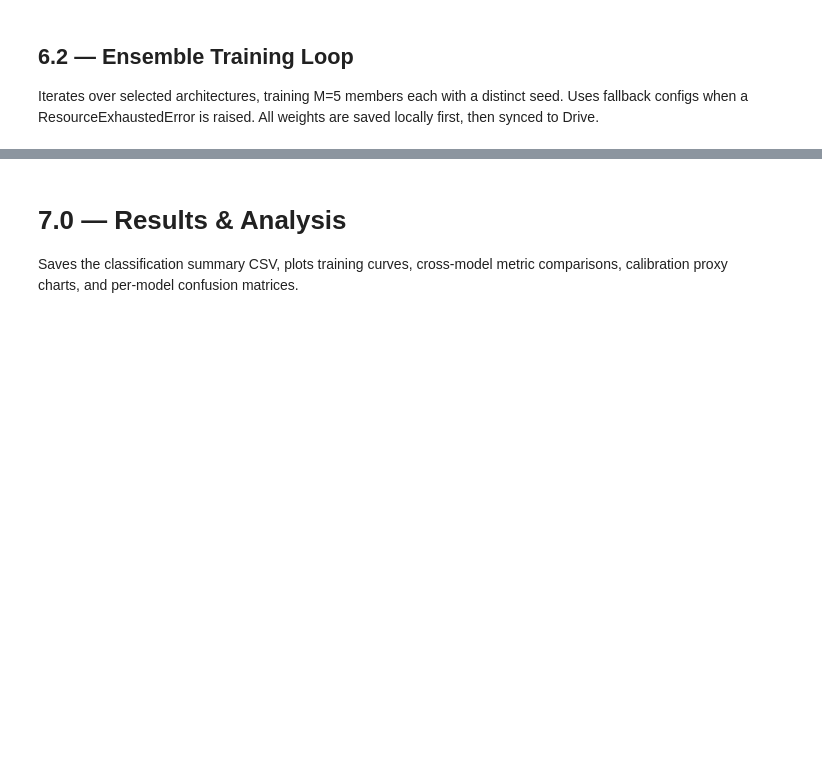
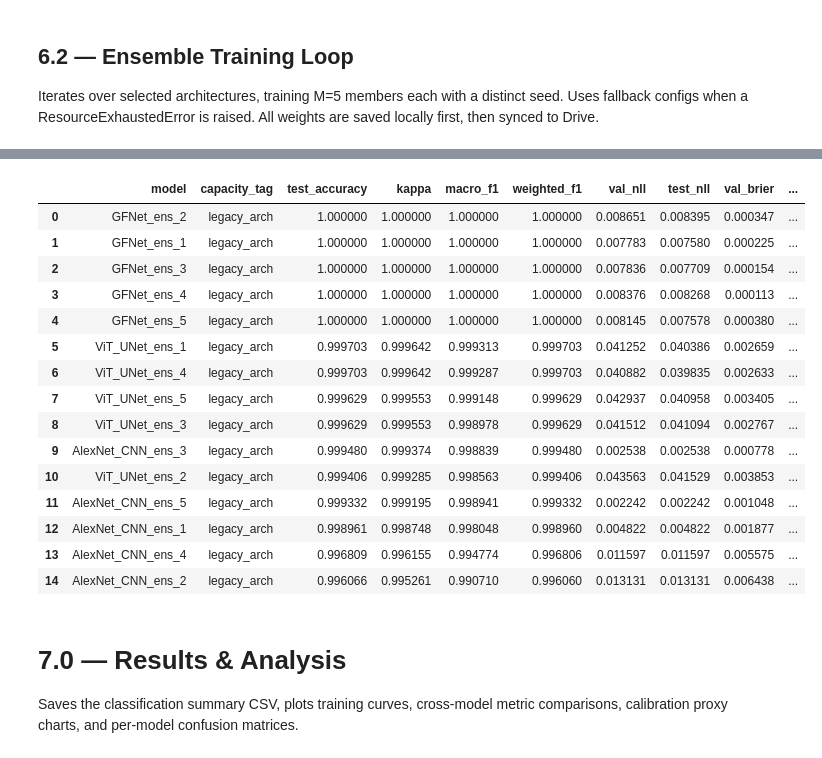
Before and after one commit to DaneshSelwal/classification_dias, a Jupyter notebook: ensemble/Model_training_ensembles.ipynb, the cells around one changed output, grey strips where cells are left out. Saved outputs shown, nothing was run; the diff lists cells and outputs as text; code cells hidden in the pictures; blank space fills up the shorter version.

```diff
--- a/ensemble/Model_training_ensembles.ipynb
+++ b/ensemble/Model_training_ensembles.ipynb
@@ -643,57 +744,50 @@ ensemble_dir.mkdir(parents=True, exist_ok=True)
 Iterates over selected architectures, training M=5 members each with a distinct seed. Uses fallback configs when a ResourceExhaustedError is raised. All weights are saved locally first, then synced to Drive.
 # %%
 M = 5
-results_rows   = []
+
+results_rows    = []
 model_artifacts = {}
 
 for model_name, builder in model_builders.items():
-    if model_name != "ViT_UNet":   # 🔥 change this to the one you want
-        continue
-    print(f"\n{'=' * 25} Training {model_name} Ensembles (M={M}) {'=' * 25}")
-
+    print(f"\n{'='*70}\n  Training Ensemble: {model_name} (M={M})\n{'='*70}")
     for i in range(1, M + 1):
-        print(f"\n--- {model_name} Ensemble Model {i}/{M} ---")
-
-        # Per-member seed
+        print(f"\n--- {model_name} | Member {i}/{M} (seed={42+i}) ---")
         seed_val = 42 + i
         tf.random.set_seed(seed_val)
         np.random.seed(seed_val)
         random.seed(seed_val)
+        tf.keras.backend.clear_session()
+        gc.collect()
 
-        tf.keras.backend.clear_session()
-
-        # Build model — fall back to smaller config on OOM
+        # Build model
+        capacity_tag = CAPACITY_PRESET
         try:
-            model       = builder()
-            capacity_tag = CAPACITY_PRESET
+            model = builder()
         except tf.errors.ResourceExhaustedError:
+            print(f"WARNING: Primary config failed with OOM. Falling back...")
+            tf.keras.backend.clear_session()
+            gc.collect()
             if model_name == 'GFNet':
                 model = build_gfnet_with_cfg(GFNET_FALLBACK_CFG)
-                capacity_tag = 'fallback'
+                capacity_tag = 'fallback_gfnet'
             elif model_name == 'ViT_UNet':
                 model = build_vit_with_cfg(VIT_FALLBACK_CFG)
-                capacity_tag = 'fallback'
+                capacity_tag = 'fallback_vit'
             else:
                 raise
 
-        # Local checkpoint paths
-        best_path  = local_dir / f'{model_name}_ens_{i}_best.weights.h5'
-        final_path = local_dir / f'{model_name}_ens_{i}_final.keras'
+        # Direct save path for final ensemble member model (.keras format only)
+        final_path = ensemble_dir / f'{model_name}_ens_{i}_final.keras'
 
-        # Compile and set up training data / callbacks per architecture
+        # Configure architecture-specific training
         if model_name == 'AlexNet_CNN':
+            alex_lr_schedule = keras.callbacks.LearningRateScheduler(_alexnet_legacy_lr)
             model.compile(
                 optimizer=keras.optimizers.Adagrad(learning_rate=ALEXNET_LR_START),
                 loss='sparse_categorical_crossentropy',
                 metrics=['accuracy'],
             )
-            callbacks = [
-                keras.callbacks.ModelCheckpoint(
-                    filepath=str(best_path), monitor='val_accuracy', mode='max',
-                    save_best_only=True, save_weights_only=True, verbose=1,
-                ),
-                keras.callbacks.LearningRateScheduler(_alexnet_legacy_lr, verbose=0),
-            ]
+            callbacks = [alex_lr_schedule]
             x_tr, y_tr                                         = x_train_alex, y_train_alex
             x_va, y_va                                         = x_test_alex,  y_test_alex
             x_te, y_te, y_te_cat                               = x_test_alex,  y_test_alex, y_test_alex_cat
@@ -708,12 +802,7 @@ for model_name, builder in model_builders.items():
                 loss=keras.losses.CategoricalCrossentropy(label_smoothing=TRAIN_CFG['label_smoothing']),
                 metrics=['accuracy'],
             )
-            callbacks = [
-                keras.callbacks.ModelCheckpoint(
-                    filepath=str(best_path), monitor='val_loss', mode='min',
-                    save_best_only=True, save_weights_only=True, verbose=1,
-                ),
-            ]
+            callbacks = []
             x_tr, y_tr                                         = x_train, y_train_cat
             x_va, y_va                                         = x_val,   y_val_cat
             x_te, y_te, y_te_cat                               = x_test,  y_test, y_test_cat
@@ -732,10 +821,14 @@ for model_name, builder in model_builders.items():
         )
         train_time_sec = float(time.perf_counter() - train_start)
 
-        # Save full model locally, then copy to Drive
+        # Save single full .keras model directly to ensemble destination
         model.save(final_path)
-        shutil.copy(best_path,  ensemble_dir / best_path.name)
-        shutil.copy(final_path, ensemble_dir / final_path.name)
+        print(f"Saved ensemble member model: {final_path}")
+
+        # Mirror member 1 to MODEL_DIR for downstream visualization and baseline compatibility
+        if i == 1:
+            shutil.copy(final_path, MODEL_DIR / f'{model_name}_best.keras')
+            shutil.copy(final_path, MODEL_DIR / f'{model_name}_final.keras')
 
         # Evaluate
         y_eval_prob = model.predict(x_eval_for_metrics, batch_size=BATCH_SIZE, verbose=0)
@@ -761,8 +854,8 @@ for model_name, builder in model_builders.items():
             'epochs_configured':  int(EPOCHS),
             'epochs_ran':         int(len(history_obj.history.get('loss', []))),
             'train_time_sec':     train_time_sec,
-            'best_model_path':    str(ensemble_dir / best_path.name),
-            'final_model_path':   str(ensemble_dir / final_path.name),
+            'best_model_path':    str(MODEL_DIR / f'{model_name}_best.keras') if (i == 1) else str(final_path),
+            'final_model_path':   str(final_path),
         }
         results_rows.append(row)
 
@@ -774,7 +867,13 @@ for model_name, builder in model_builders.items():
                 'history':          history_obj.history,
             }
 
+        # Clear session and collect garbage to prevent VRAM accumulation
+        del model
+        tf.keras.backend.clear_session()
+        gc.collect()
+
 summary_df = (pd.DataFrame(results_rows)
                 .sort_values('test_accuracy', ascending=False)
                 .reset_index(drop=True))
 summary_df
+# %% [output]
@@ -781,3 +907,19 @@ summary_df
+|  | model | capacity_tag | test_accuracy | kappa | macro_f1 | weighted_f1 | val_nll | test_nll | val_brier | ... |
+| 0 | GFNet_ens_2 | legacy_arch | 1.000000 | 1.000000 | 1.000000 | 1.000000 | 0.008651 | 0.008395 | 0.000347 | ... |
+| 1 | GFNet_ens_1 | legacy_arch | 1.000000 | 1.000000 | 1.000000 | 1.000000 | 0.007783 | 0.007580 | 0.000225 | ... |
+| 2 | GFNet_ens_3 | legacy_arch | 1.000000 | 1.000000 | 1.000000 | 1.000000 | 0.007836 | 0.007709 | 0.000154 | ... |
+| 3 | GFNet_ens_4 | legacy_arch | 1.000000 | 1.000000 | 1.000000 | 1.000000 | 0.008376 | 0.008268 | 0.000113 | ... |
+| 4 | GFNet_ens_5 | legacy_arch | 1.000000 | 1.000000 | 1.000000 | 1.000000 | 0.008145 | 0.007578 | 0.000380 | ... |
+| 5 | ViT_UNet_ens_1 | legacy_arch | 0.999703 | 0.999642 | 0.999313 | 0.999703 | 0.041252 | 0.040386 | 0.002659 | ... |
+| 6 | ViT_UNet_ens_4 | legacy_arch | 0.999703 | 0.999642 | 0.999287 | 0.999703 | 0.040882 | 0.039835 | 0.002633 | ... |
+| 7 | ViT_UNet_ens_5 | legacy_arch | 0.999629 | 0.999553 | 0.999148 | 0.999629 | 0.042937 | 0.040958 | 0.003405 | ... |
+| 8 | ViT_UNet_ens_3 | legacy_arch | 0.999629 | 0.999553 | 0.998978 | 0.999629 | 0.041512 | 0.041094 | 0.002767 | ... |
+| 9 | AlexNet_CNN_ens_3 | legacy_arch | 0.999480 | 0.999374 | 0.998839 | 0.999480 | 0.002538 | 0.002538 | 0.000778 | ... |
+| 10 | ViT_UNet_ens_2 | legacy_arch | 0.999406 | 0.999285 | 0.998563 | 0.999406 | 0.043563 | 0.041529 | 0.003853 | ... |
+| 11 | AlexNet_CNN_ens_5 | legacy_arch | 0.999332 | 0.999195 | 0.998941 | 0.999332 | 0.002242 | 0.002242 | 0.001048 | ... |
+| 12 | AlexNet_CNN_ens_1 | legacy_arch | 0.998961 | 0.998748 | 0.998048 | 0.998960 | 0.004822 | 0.004822 | 0.001877 | ... |
+| 13 | AlexNet_CNN_ens_4 | legacy_arch | 0.996809 | 0.996155 | 0.994774 | 0.996806 | 0.011597 | 0.011597 | 0.005575 | ... |
+| 14 | AlexNet_CNN_ens_2 | legacy_arch | 0.996066 | 0.995261 | 0.990710 | 0.996060 | 0.013131 | 0.013131 | 0.006438 | ... |
 # %% [markdown]
 # 7.0 — Results & Analysis
 
```
Also changed, not shown: parts of 16 cells of this notebook, 7 other files.
